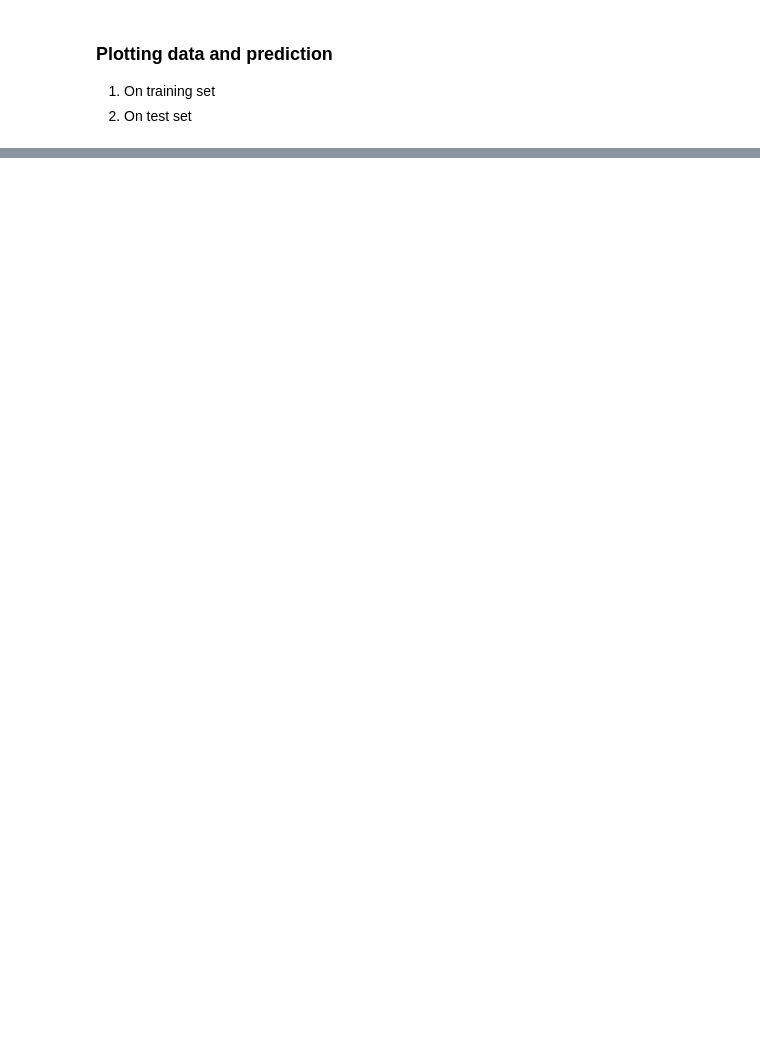
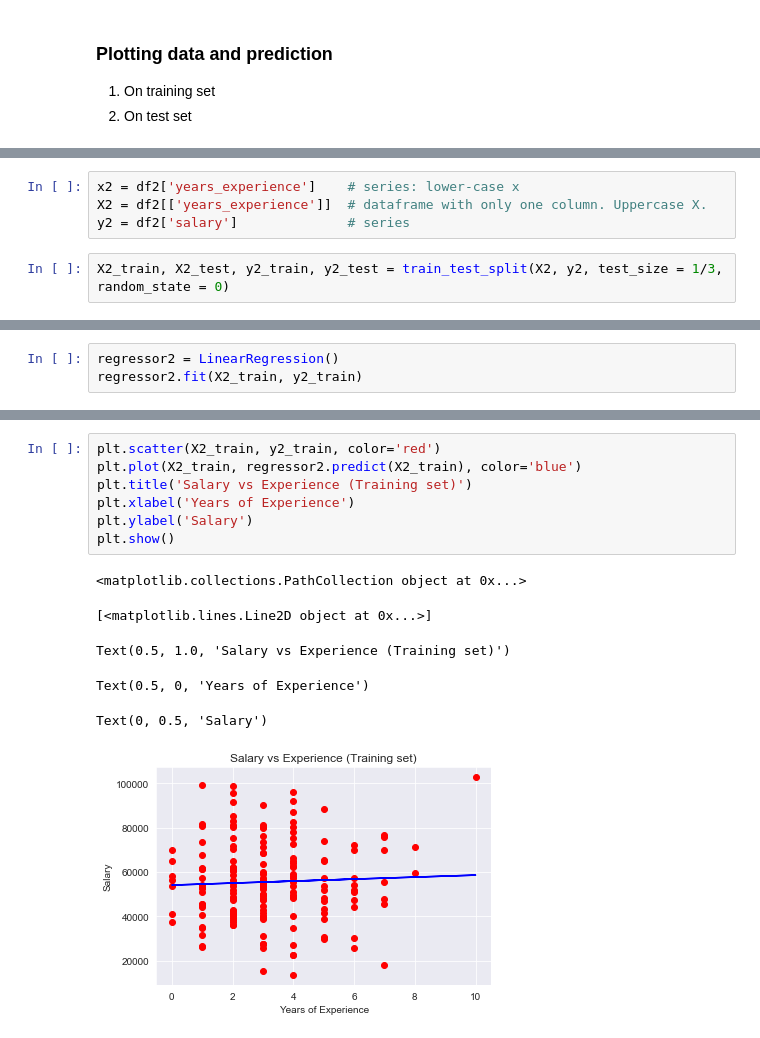
Before and after one commit to Data-Science-for-Linguists-2020/Home, a Jupyter notebook: Notebooks/regression_intro.ipynb, the cells around one changed output, grey strips where cells are left out. Saved outputs shown, nothing was run; the diff lists cells and outputs as text; blank space fills up the shorter version.

```diff
--- a/Notebooks/regression_intro.ipynb
+++ b/Notebooks/regression_intro.ipynb
@@ -172,0 +387,6 @@ regressor.predict(newdf)
+# %%
+x2 = df2['years_experience']    # series: lower-case x
+X2 = df2[['years_experience']]  # dataframe with only one column. Uppercase X.
+y2 = df2['salary']              # series
+# %%
+X2_train, X2_test, y2_train, y2_test = train_test_split(X2, y2, test_size = 1/3, random_state = 0)
@@ -172,0 +397,3 @@ regressor.predict(newdf)
+# %%
+regressor2 = LinearRegression()
+regressor2.fit(X2_train, y2_train)
@@ -172,0 +410,14 @@ regressor.predict(newdf)
+# %%
+plt.scatter(X2_train, y2_train, color='red')
+plt.plot(X2_train, regressor2.predict(X2_train), color='blue')
+plt.title('Salary vs Experience (Training set)')
+plt.xlabel('Years of Experience')
+plt.ylabel('Salary')
+plt.show()
+# %% [output]
+<matplotlib.collections.PathCollection object at 0x...>
+[<matplotlib.lines.Line2D object at 0x...>]
+Text(0.5, 1.0, 'Salary vs Experience (Training set)')
+Text(0.5, 0, 'Years of Experience')
+Text(0, 0.5, 'Salary')
+[figure, added]
```
Also changed, not shown: parts of 30 cells of this notebook, 3 other files.
